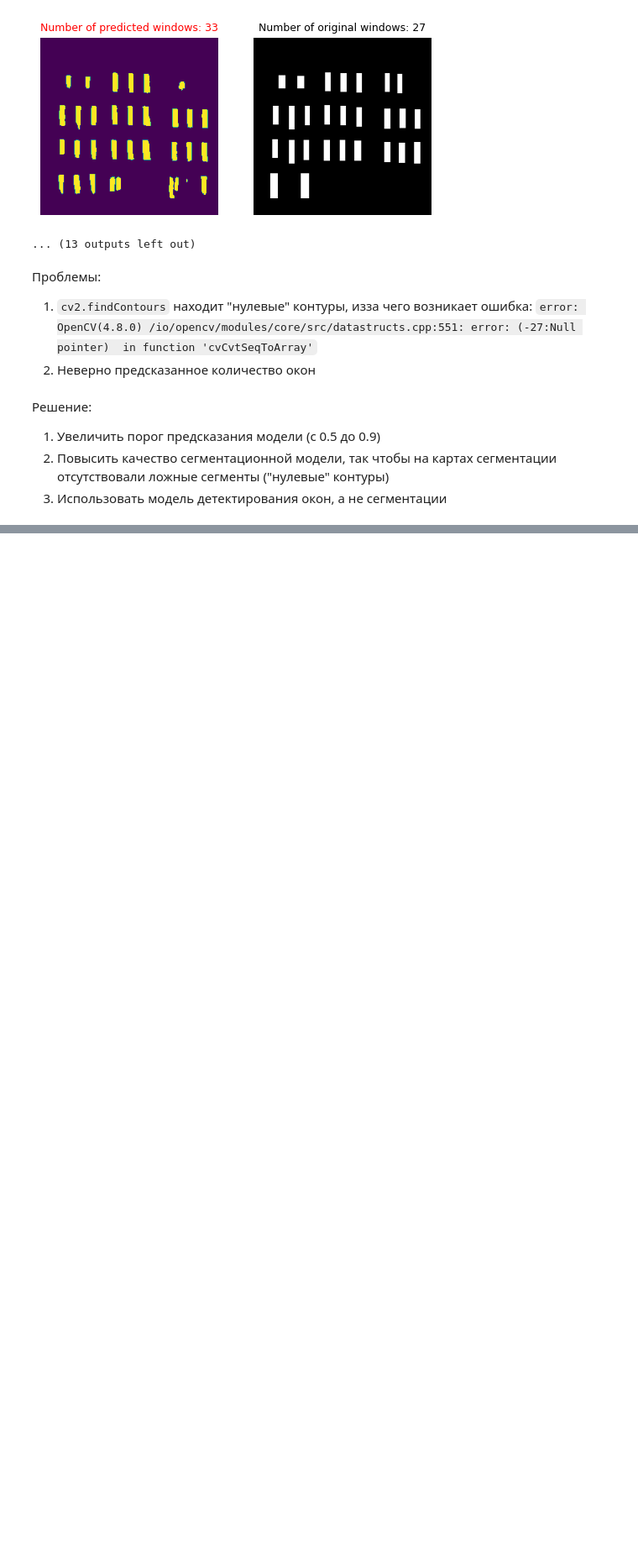
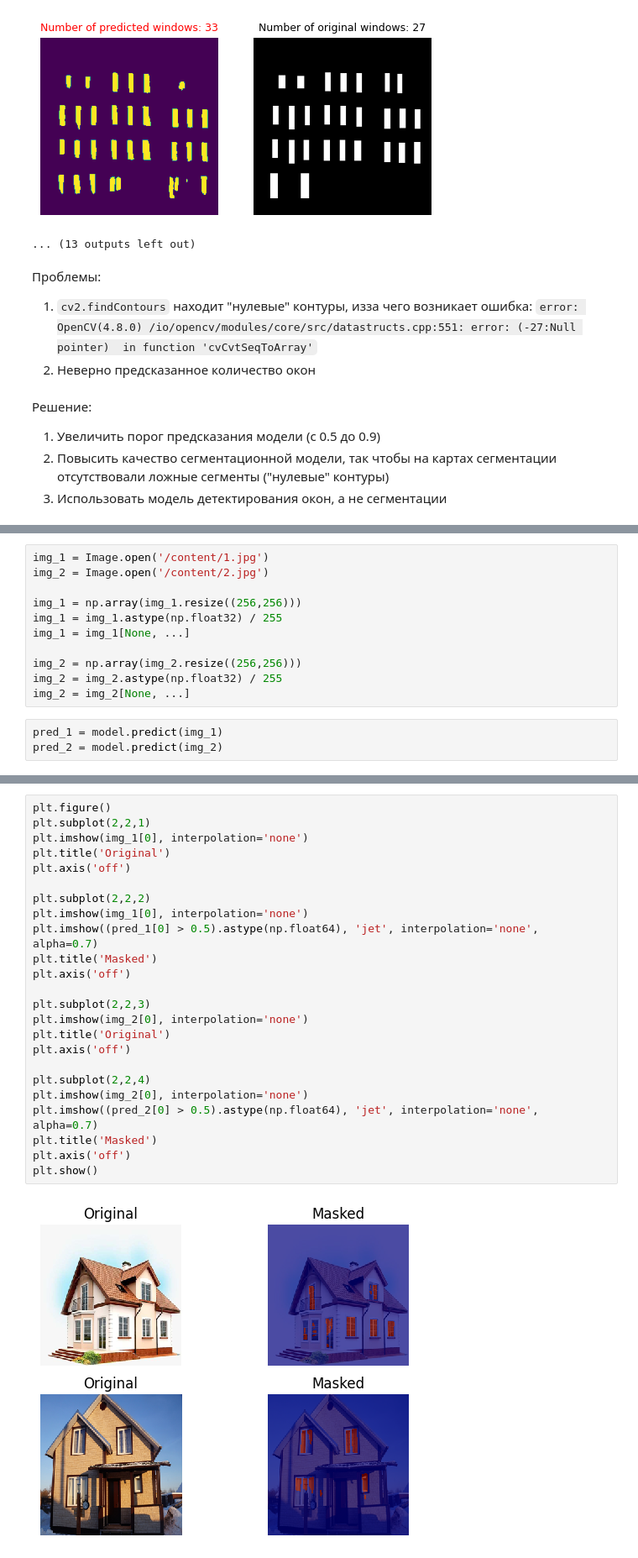
Before and after one commit to julianzim/Building_Analytics_with_CV, a Jupyter notebook: U_Net_model.ipynb, the cells around one changed output, grey strips where cells are left out. Shown at 84% size. Saved outputs shown, nothing was run; the diff lists cells and outputs as text; blank space fills up the shorter version.

Commit message:
tested model on other pictures

```diff
--- a/U_Net_model.ipynb
+++ b/U_Net_model.ipynb
@@ -530,0 +537,14 @@ for idx in range(25):
+# %%
+img_1 = Image.open('/content/1.jpg')
+img_2 = Image.open('/content/2.jpg')
+
+img_1 = np.array(img_1.resize((256,256)))
+img_1 = img_1.astype(np.float32) / 255
+img_1 = img_1[None, ...]
+
+img_2 = np.array(img_2.resize((256,256)))
+img_2 = img_2.astype(np.float32) / 255
+img_2 = img_2[None, ...]
+# %%
+pred_1 = model.predict(img_1)
+pred_2 = model.predict(img_2)
@@ -530,0 +554,26 @@ for idx in range(25):
+# %%
+plt.figure()
+plt.subplot(2,2,1)
+plt.imshow(img_1[0], interpolation='none')
+plt.title('Original')
+plt.axis('off')
+
+plt.subplot(2,2,2)
+plt.imshow(img_1[0], interpolation='none')
+plt.imshow((pred_1[0] > 0.5).astype(np.float64), 'jet', interpolation='none', alpha=0.7)
+plt.title('Masked')
+plt.axis('off')
+
+plt.subplot(2,2,3)
+plt.imshow(img_2[0], interpolation='none')
+plt.title('Original')
+plt.axis('off')
+
+plt.subplot(2,2,4)
+plt.imshow(img_2[0], interpolation='none')
+plt.imshow((pred_2[0] > 0.5).astype(np.float64), 'jet', interpolation='none', alpha=0.7)
+plt.title('Masked')
+plt.axis('off')
+plt.show()
+# %% [output]
+[figure, added]
```
Also changed, not shown: parts of 3 cells of this notebook.
